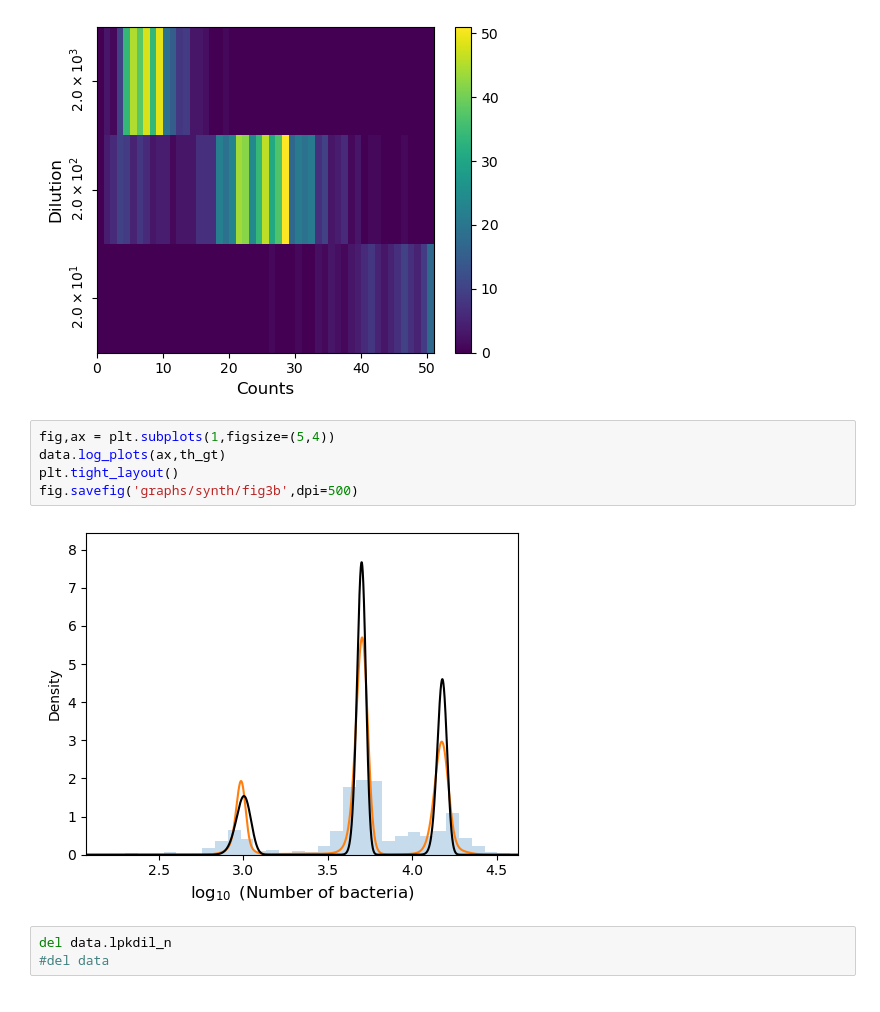
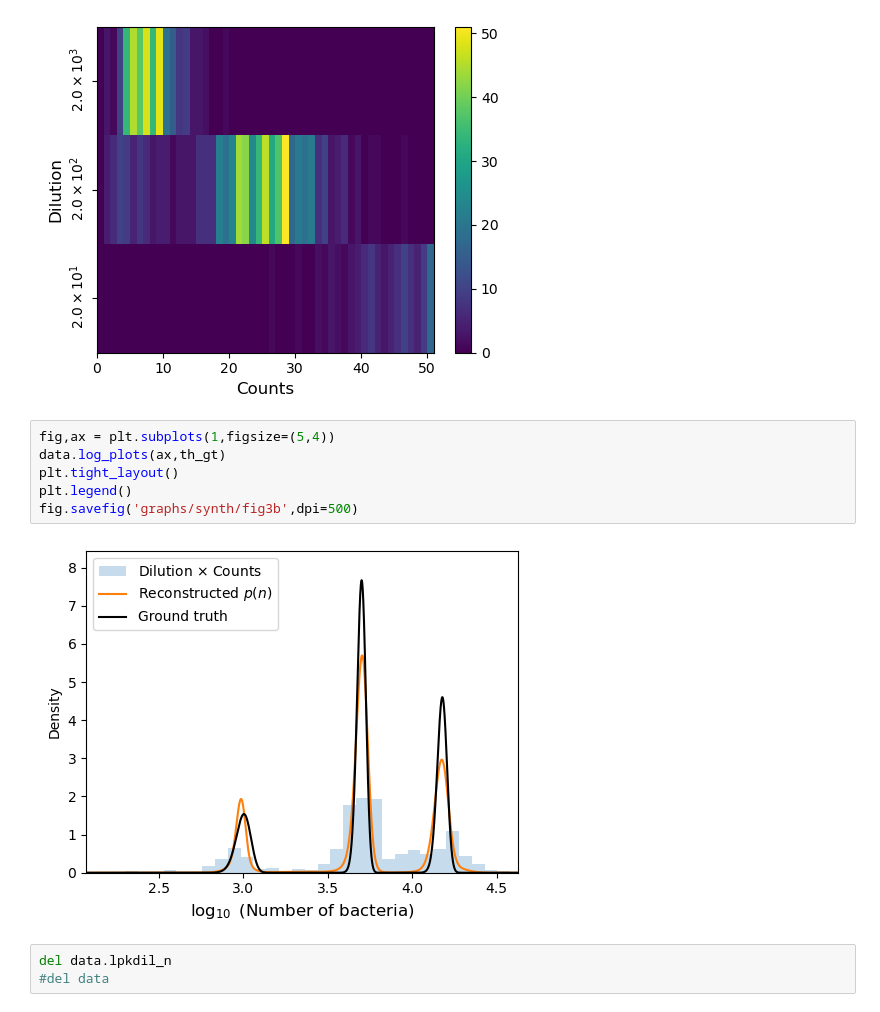
Before and after one commit to PessoaP/REPOP, a Jupyter notebook: check_synth.ipynb, the cells around one changed output. Saved outputs shown, nothing was run; the diff lists cells and outputs as text.

```diff
--- a/check_synth.ipynb
+++ b/check_synth.ipynb
@@ -77,10 +77,11 @@ plt.savefig('graphs/synth/fig3a.png',dpi=500)
 # %%
 fig,ax = plt.subplots(1,figsize=(5,4))
 data.log_plots(ax,th_gt)
 plt.tight_layout()
+plt.legend()
 fig.savefig('graphs/synth/fig3b',dpi=500)
 # %% [output]
-[figure, old version]
+[figure, new version]
 # %%
 del data.lpkdil_n
 #del data
```
Also changed, not shown: parts of 4 cells of this notebook, 4 other files.
